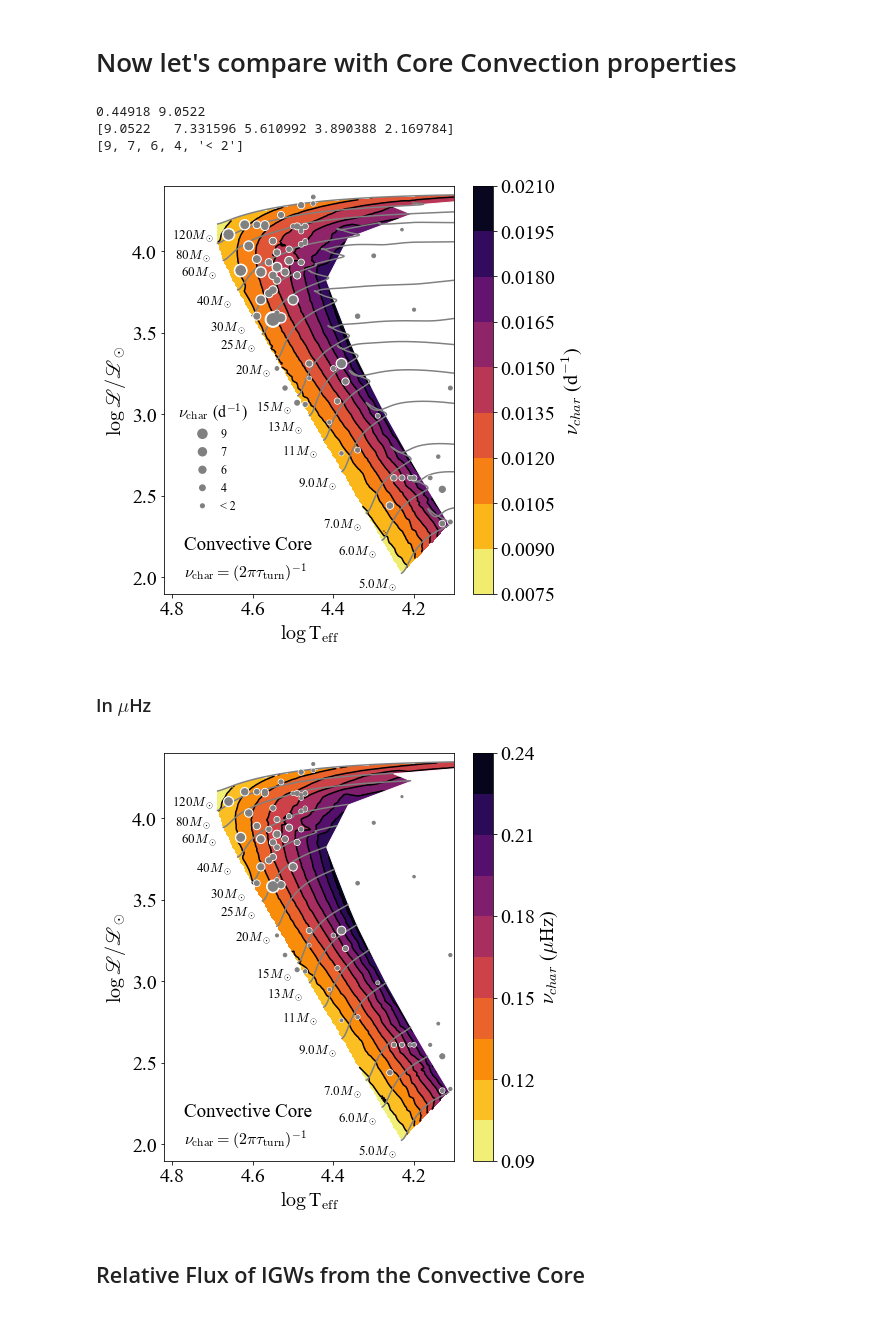
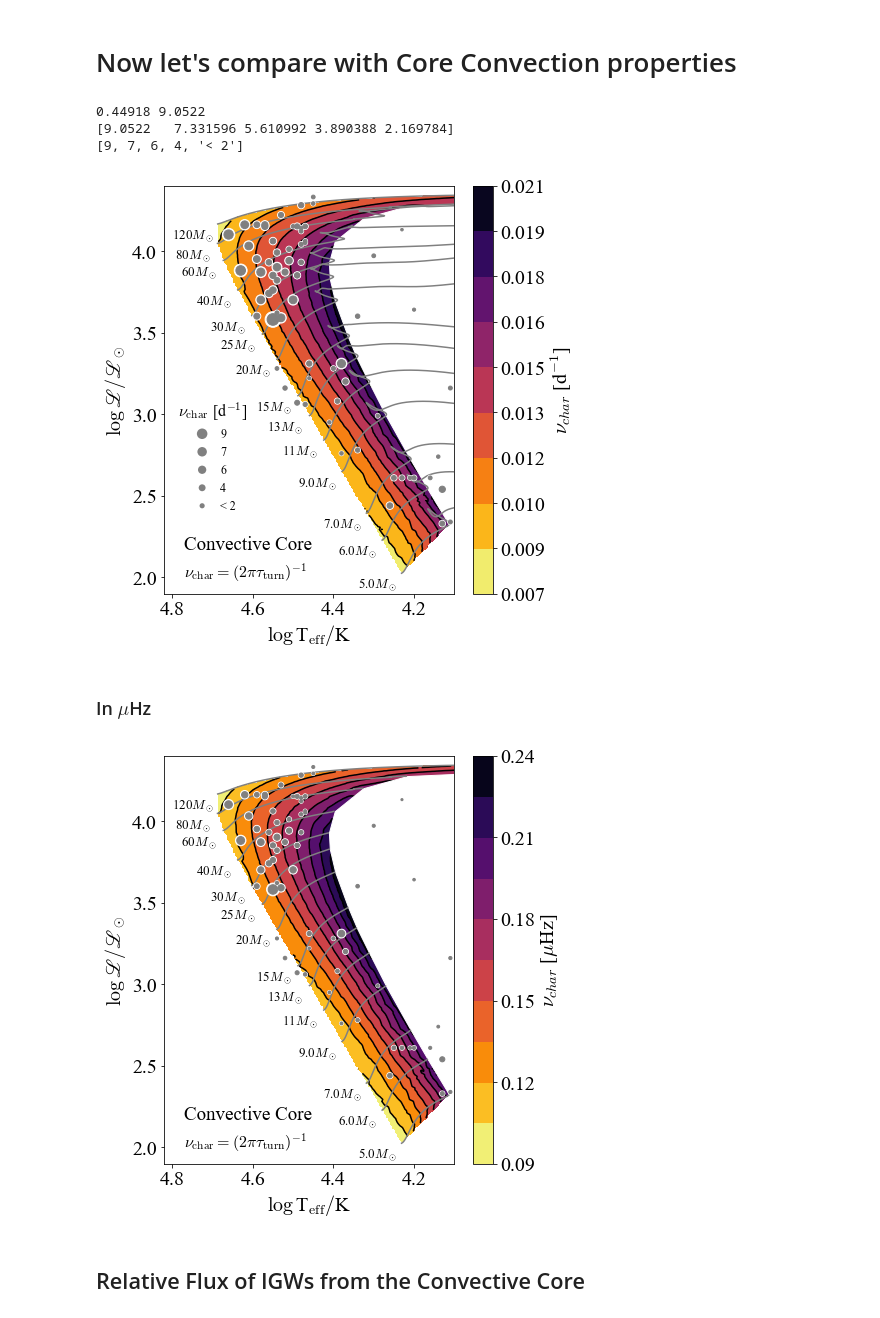
Before and after one commit to matteocantiello/rednoise, a Jupyter notebook: rednoise.ipynb, the cells around one changed output. Cells and saved outputs as stored; diff of their text form; code cells hidden in the pictures.

```diff
--- a/rednoise.ipynb
+++ b/rednoise.ipynb
@@ -1782,7 +2112,7 @@ def read_models(location,lis):
 
       ncz=h.subsurface_convective_regions
       zams=find_zams(logl,loglh,model)
-      tams=find_tams(center_h1,model)
+      #tams=find_tams(center_h1,model)
       zams=find_h(0.001,center_h1,model)
 
       # Create Lists
@@ -1846,7 +2176,7 @@ def read_models(location,lis):
         center_h1 = h.center_h1
         logt= h.log_Teff
         zams=find_zams(logl,loglh,model)
-        tams=find_tams(center_h1,model)
+        #tams=find_tams(center_h1,model)
         zams=find_h(0.001,center_h1,model)
         ell = (10**logt)**4.0/(10**logg)
         ell=np.log10(ell/ell_sun)
@@ -1891,7 +2221,7 @@ def read_models(location,lis):
      # And finally the legend (Matplotlib def needs better handling of scatter plot legends of this type)
     leg = plt.legend([l1,l2, l3, l4, l5, l6], scatt_label, frameon=False,
           fontsize=12,handlelength=2,   bbox_to_anchor=(0.04,0.18),
-          loc='lower left', title=r"$\alpha_0$ ($\mu$mag)", markerscale=0.18) # 0.18 determined by making larger symbol match with plot. Still not sure how to do this properly...
+          loc='lower left', title=r"$\alpha_0$ [$\mu$mag]", markerscale=0.18) # 0.18 determined by making larger symbol match with plot. Still not sure how to do this properly...
 
     ############################
 
@@ -1899,7 +2229,7 @@ def read_models(location,lis):
     ax.text(4.75,2.2,'FeCZ',fontsize=19)
     ax.text(4.75,2.0,r'F$_{\rm IGW} = M\,\overline{\rho}_{\rm C}\,\overline{\rm V}_{\rm C}^3$',fontsize=16)
 
-    ax.set_xlabel(r'$\log\, $T$_{\rm eff}$')
+    ax.set_xlabel(logteff)
     ax.set_ylabel(r'$\log\, \mathscr{L} / \mathscr{L}_\odot$')
     ax.set_xlim([4.81,4.1])
     #ax.set_ylim([2.5,6.25])
@@ -1972,7 +2302,7 @@ def read_models(location,lis):
 
       ncz=h.subsurface_convective_regions
       zams=find_zams(logl,loglh,model)
-      tams=find_tams(center_h1,model)
+      #tams=find_tams(center_h1,model)
       zams=find_h(0.001,center_h1,model)
 
       # Create Lists
@@ -2007,7 +2337,7 @@ def read_models(location,lis):
     ax.contour(xi, yi, zi, 18, colors='k',setlims=True)
     cntr1 = ax.contourf(xi, yi, zi, 18, cmap='inferno_r') #cmap="YlOrRd")
     # fig.colorbar(cntr1, ax=ax).ax.set_ylabel(r'$\nu_{char}$ ($\mu$Hz)')
-    fig.colorbar(cntr1, ax=ax).ax.set_ylabel(r'$\overline{\rm v}_{\rm surf}$ (km s$^{-1}$)')
+    fig.colorbar(cntr1, ax=ax).ax.set_ylabel(r'$\overline{\rm v}_{\rm surf}$ [km s$^{-1}$]')
     plt.gca().invert_xaxis()
 
 
@@ -2024,11 +2354,11 @@ def read_models(location,lis):
         center_h1 = h.center_h1
         logt= h.log_Teff
         zams=find_zams(logl,loglh,model)
-        tams=find_tams(center_h1,model)
+        #tams=find_tams(center_h1,model)
         zams=find_h(0.001,center_h1,model)
         ell = (10**logt)**4.0/(10**logg)
         ell=np.log10(ell/ell_sun)
-        plt.plot(logt[zams:tams],ell[zams:tams],c='gray',alpha=1.0)
+        plt.plot(logt[zams:],ell[zams:],c='gray',alpha=1.0)
         ax.text(logt[zams]+dt,ell[zams]+dl,str(i)+r'$M_\odot$',ha='center',fontsize=10) # ,verticalalignment='center',rotation='vertical',
 
 
@@ -2036,7 +2366,7 @@ def read_models(location,lis):
     ax.text(4.75,2.2,'FeCZ',fontsize=18)
     ax.scatter(logt_data,logl_data,s=alpha0_data/15,c='white',zorder=3)
     ax.scatter(logt_data,logl_data,s=alpha0_data/30,c='gray',zorder=3)
-    ax.set_xlabel(r'$\log\, $T$_{\rm eff}$')
+    ax.set_xlabel(logteff)
     ax.set_ylabel(r'$\log\, \mathscr{L} / \mathscr{L}_\odot$')
     ax.set_xlim([4.81,4.1])
     #ax.set_ylim([2.5,6.25])
@@ -2168,7 +2498,7 @@ def read_models(location,lis):
     ax.scatter(logt_data,logl_data,s=alpha0_data/15,c='white',zorder=3)
     ax.scatter(logt_data,logl_data,s=alpha0_data/30,c='gray',zorder=3)
 
-    ax.set_xlabel(r'$\log\, $T$_{\rm eff}$')
+    ax.set_xlabel(logteff)
     ax.set_ylabel(r'$\log\, \mathscr{L} / \mathscr{L}_\odot$')
     ax.set_xlim([4.81,4.1])
     #ax.set_ylim([2.5,6.25])
@@ -2185,7 +2513,7 @@ read_models(DIR,mods)
 # %% [markdown]
 # Now let's compare with Core Convection properties
 # %%
-DIR = '/Users/mcantiello/Dropbox (Personal)/work/red_noise/Z0.02_CORE/'
+DIR = '/Users/mcantiello/Dropbox (Personal)/work/red_noise/Z0.02_CORE_F0/'
 mods = [5.0, 5.2, 5.4 ,5.6 ,5.8, 6.0, 7.0,8.0,9.0,10,11,12,13,14,15,16,17,18,19,20,21,22,23,24,25,30,40,50,60,80,100,120]
 hrdlines = [5.0,6.0,7.0,9.0,11,13,15,20,25,30,40,60,80,120]
 
@@ -2217,7 +2545,6 @@ def read_models(location,lis):
       loglh=h.log_LH
       center_h1 = h.center_h1
       logt= h.log_Teff
-
       turnover_FeCZ=h.turnover_FeCZ
       turnover_HeII=h.turnover_HeII
       FeCZ_hp_aver=h.FeCZ_hp_aver
@@ -2273,7 +2600,13 @@ def read_models(location,lis):
     ax.contour(xi, yi, zi, 10, colors='k')
     cntr1 = ax.contourf(xi, yi, zi, 10, cmap='inferno_r') #cmap="YlOrRd")
     # fig.colorbar(cntr1, ax=ax).ax.set_ylabel(r'$\nu_{char}$ ($\mu$Hz)')
-    fig.colorbar(cntr1, ax=ax).ax.set_ylabel(r'$\nu_{char}$ (d$^{-1}$)')
+
+
+    cbar = fig.colorbar(cntr1, ax=ax)
+    cbar.ax.set_ylabel(r'$\nu_{char}$ [d$^{-1}$]')
+    cbar.ax.yaxis.set_major_formatter(FormatStrFormatter('%.3f'))
+
+
     plt.gca().invert_xaxis()
 
 
@@ -2283,7 +2616,9 @@ def read_models(location,lis):
 
     mask=[]
     for i in hrdlines:
+
         h=mr.MesaData(DIR+str(i)+'/LOGS/history.data')
+
         model = h.model_number
         logl = h.log_L
         logg = h.log_g
@@ -2342,36 +2677,36 @@ def read_models(location,lis):
     l5 = ax.scatter([],[], s=scatt_size[4], edgecolors='none',color='gray',label=scatt_label[4])
    # l6 = ax.scatter([],[], s=scatt_size[4], edgecolors='none',color='gray',label=scatt_label[4])
 
      # And finally the legend (Matplotlib def needs better handling of scatter plot legends of this type)
     leg = plt.legend([l1,l2, l3, l4, l5], scatt_label, frameon=False,
           fontsize=12,handlelength=2,   bbox_to_anchor=(0.02,0.18) ,
-          loc='lower left', title=r"$\nu_{\rm char}$ (d$^{-1}$)", markerscale=3.5) # Not sure why 3.5...  # bbox_to_anchor=(0.04,0.13)
+          loc='lower left', title=r"$\nu_{\rm char}$ [d$^{-1}$]", markerscale=3.5) # Not sure why 3.5...  # bbox_to_anchor=(0.04,0.13)
 
    #######
 
 
 
 
     ax.text(4.77,2.17,'Convective Core',fontsize=19)
     ax.text(4.77,2.0,r'$\nu_{\rm char} = (2 \pi \tau_{\rm turn})^{-1}$',fontsize=16)
 
-    ax.set_xlabel(r'$\log\, $T$_{\rm eff}$')
+    ax.set_xlabel(logteff)
     ax.set_ylabel(r'$\log\, \mathscr{L} / \mathscr{L}_\odot$')
 
     ax.set_xlim([4.82,4.1])
     ax.set_ylim([1.9,4.4])
 
   #  plt.title(r'Characteristic Frequency ($\nu_{\rm char}$)')
     plt.savefig(FIGURES+"freq_core_data_days.pdf",bbox_inches='tight')
 
 
 
 read_models(DIR,mods)
 # %% [output]
 0.44918 9.0522
 [9.0522   7.331596 5.610992 3.890388 2.169784]
 [9, 7, 6, 4, '< 2']
-[figure, old version]
+[figure, new version]
 # %% [markdown]
 ### In $\mu$Hz
 # %%
@@ -2453,7 +2788,7 @@ def read_models(location,lis):
     ax.contour(xi, yi, zi, 10, colors='k')
     cntr1 = ax.contourf(xi, yi, zi, 10, cmap='inferno_r') #cmap="YlOrRd")
     # fig.colorbar(cntr1, ax=ax).ax.set_ylabel(r'$\nu_{char}$ ($\mu$Hz)')
-    fig.colorbar(cntr1, ax=ax).ax.set_ylabel(r'$\nu_{char}$ ($\mu$Hz)')
+    fig.colorbar(cntr1, ax=ax).ax.set_ylabel(r'$\nu_{char}$ [$\mu$Hz]')
     plt.gca().invert_xaxis()
 
 
@@ -2500,7 +2835,7 @@ def read_models(location,lis):
     ax.text(4.77,2.17,'Convective Core',fontsize=19)
     ax.text(4.77,2.0,r'$\nu_{\rm char} = (2 \pi \tau_{\rm turn})^{-1}$',fontsize=16)
 
-    ax.set_xlabel(r'$\log\, $T$_{\rm eff}$')
+    ax.set_xlabel(logteff)
     ax.set_ylabel(r'$\log\, \mathscr{L} / \mathscr{L}_\odot$')
 
     ax.set_xlim([4.82,4.1])
@@ -2513,7 +2848,7 @@ def read_models(location,lis):
 
 read_models(DIR,mods)
 # %% [output]
-[figure, old version]
+[figure, new version]
 # %% [markdown]
 ## Relative Flux of IGWs from the Convective Core
 # %%
```
Also changed, not shown: parts of 44 cells of this notebook, 2 other files.
